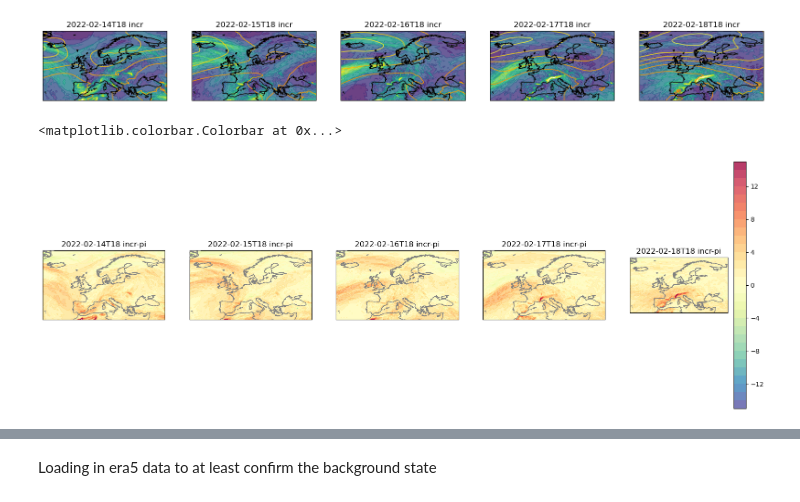
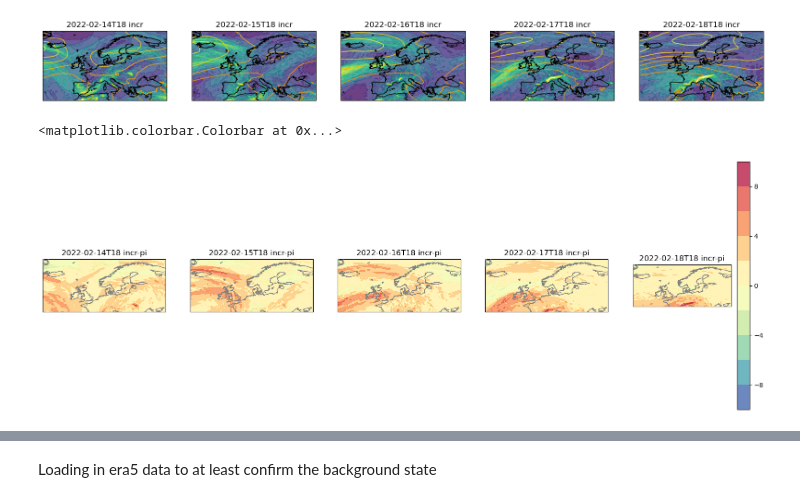
Before and after one commit to deviterra/storm_dudley, a Jupyter notebook: file/05_isentrope_not_composite.ipynb, the cells around one changed output, grey strips where cells are left out. Drawn from its saved outputs; the diff is of its cells as text; code cells hidden in the pictures.

```diff
--- a/file/05_isentrope_not_composite.ipynb
+++ b/file/05_isentrope_not_composite.ipynb
@@ -206,21 +206,22 @@ for num,ts in enumerate(timesteps):
 # %% [output]
 [figure]
 # %%
-d_lev = np.linspace(-15,15,31)
+d_lev = np.linspace(-10,10,11)
 
 
 fig = plt.figure(1, figsize=(20, 7))
 for num,ts in enumerate(['2022-02-14T18','2022-02-15T18','2022-02-16T18','2022-02-17T18','2022-02-18T18']):
     ax = plt.subplot(1,5,num+1,projection=projection)
     ax.add_feature(cfeature.COASTLINE.with_scale('50m'), color = 'grey', zorder = 14)
+    ax.set_extent([-25, 40, 45, 70])
     ci = ax.contourf(lon, lat, incr_grad[ts]-pi_grad[ts],levels=d_lev, alpha=0.8,cmap='Spectral_r')
     #this is planned for msl to track the storm
     ax.set_title(ts+' incr-pi')
 
 plt.colorbar(ci)
 # %% [output]
 <matplotlib.colorbar.Colorbar at 0x...>
-[figure, old version]
+[figure, new version]
 # %%
 pi_grad
 # %% [output]
```
